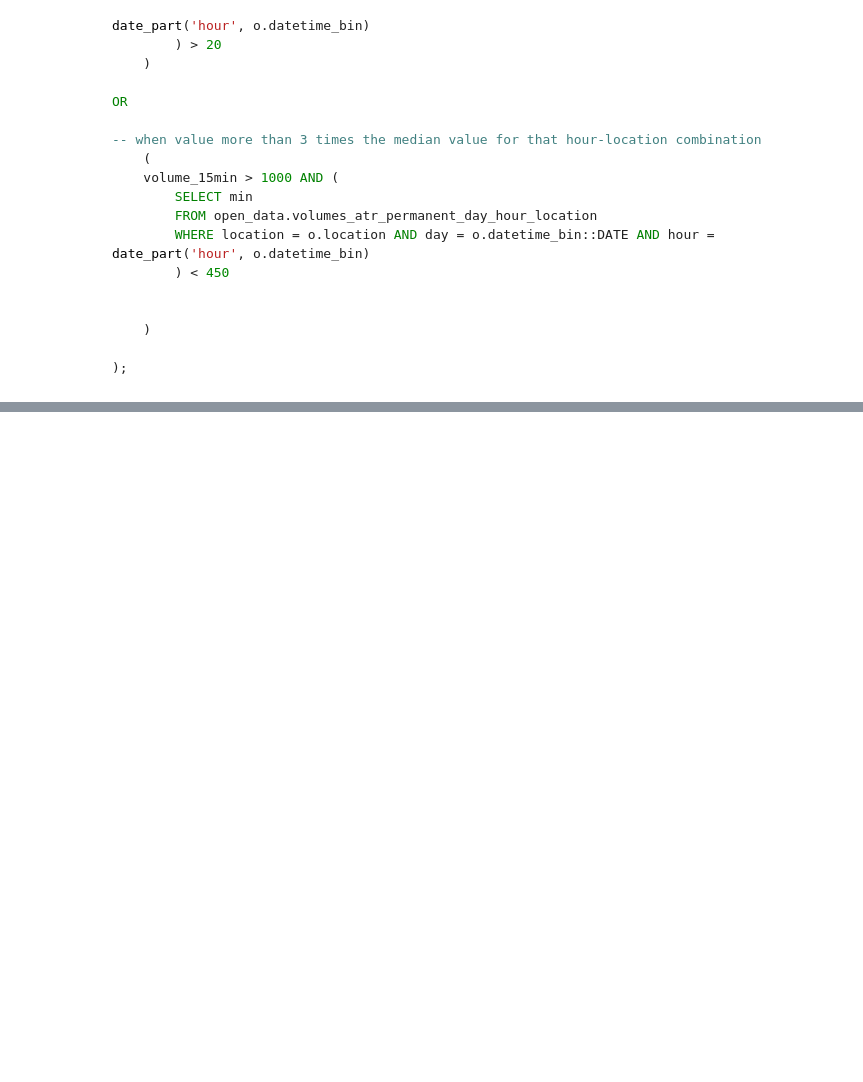
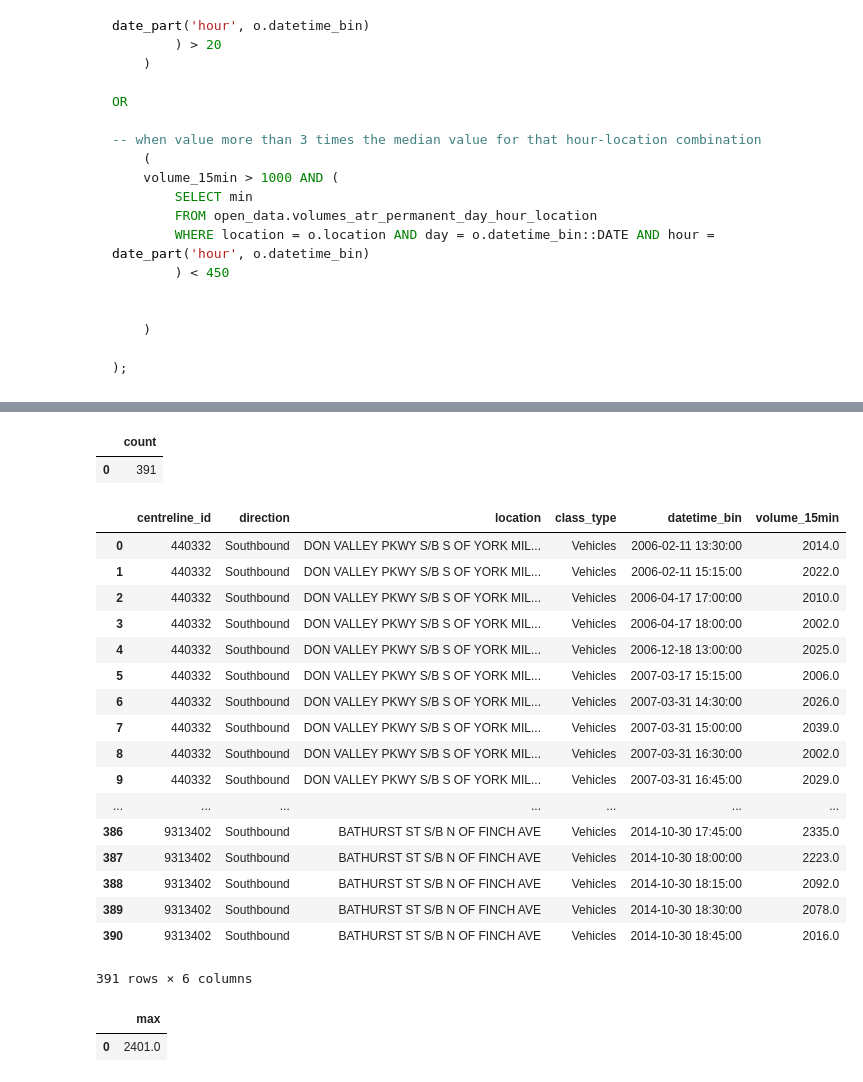
Before and after one commit to CityofToronto/bdit_data-sources, a Jupyter notebook: volumes/open_data/atr_extreme_value_checks.ipynb, the cells around one changed output, grey strips where cells are left out. Saved outputs shown, nothing was run; the diff lists cells and outputs as text; code cells hidden in the pictures; blank space fills up the shorter version.

```diff
--- a/volumes/open_data/atr_extreme_value_checks.ipynb
+++ b/volumes/open_data/atr_extreme_value_checks.ipynb
@@ -1171,0 +1217,58 @@ OR
+# %%
+sql = '''
+SELECT COUNT(*)
+FROM open_data.volumes_atr_permanent p
+WHERE
+NOT EXISTS (SELECT * FROM open_data.volumes_atr_permanent_exceptions WHERE day = p.datetime_bin::DATE AND location = p.location)
+AND volume_15min > 2000;
+'''
+pandasql.read_sql(sql, con)
+# %% [output]
+|  | count |
+| 0 | 391 |
+# %%
+# investigate these days and times
+# I investigated them in pgAdmin so I could view them all
+# These records were only at a few (4) locations
+# mainly highways and/or rush hour times
+sql = '''
+SELECT *
+FROM open_data.volumes_atr_permanent p
+WHERE
+NOT EXISTS (SELECT * FROM open_data.volumes_atr_permanent_exceptions WHERE day = p.datetime_bin::DATE AND location = p.location)
+AND volume_15min > 2000;
+'''
+pandasql.read_sql(sql, con)
+# %% [output]
+|  | centreline_id | direction | location | class_type | datetime_bin | volume_15min |
+| 0 | 440332 | Southbound | DON VALLEY PKWY S/B S OF YORK MIL... | Vehicles | 2006-02-11 13:30:00 | 2014.0 |
+| 1 | 440332 | Southbound | DON VALLEY PKWY S/B S OF YORK MIL... | Vehicles | 2006-02-11 15:15:00 | 2022.0 |
+| 2 | 440332 | Southbound | DON VALLEY PKWY S/B S OF YORK MIL... | Vehicles | 2006-04-17 17:00:00 | 2010.0 |
+| 3 | 440332 | Southbound | DON VALLEY PKWY S/B S OF YORK MIL... | Vehicles | 2006-04-17 18:00:00 | 2002.0 |
+| 4 | 440332 | Southbound | DON VALLEY PKWY S/B S OF YORK MIL... | Vehicles | 2006-12-18 13:00:00 | 2025.0 |
+| 5 | 440332 | Southbound | DON VALLEY PKWY S/B S OF YORK MIL... | Vehicles | 2007-03-17 15:15:00 | 2006.0 |
+| 6 | 440332 | Southbound | DON VALLEY PKWY S/B S OF YORK MIL... | Vehicles | 2007-03-31 14:30:00 | 2026.0 |
+| 7 | 440332 | Southbound | DON VALLEY PKWY S/B S OF YORK MIL... | Vehicles | 2007-03-31 15:00:00 | 2039.0 |
+| 8 | 440332 | Southbound | DON VALLEY PKWY S/B S OF YORK MIL... | Vehicles | 2007-03-31 16:30:00 | 2002.0 |
+| 9 | 440332 | Southbound | DON VALLEY PKWY S/B S OF YORK MIL... | Vehicles | 2007-03-31 16:45:00 | 2029.0 |
+| ... | ... | ... | ... | ... | ... | ... |
+| 386 | 9313402 | Southbound | BATHURST ST S/B N OF FINCH AVE | Vehicles | 2014-10-30 17:45:00 | 2335.0 |
+| 387 | 9313402 | Southbound | BATHURST ST S/B N OF FINCH AVE | Vehicles | 2014-10-30 18:00:00 | 2223.0 |
+| 388 | 9313402 | Southbound | BATHURST ST S/B N OF FINCH AVE | Vehicles | 2014-10-30 18:15:00 | 2092.0 |
+| 389 | 9313402 | Southbound | BATHURST ST S/B N OF FINCH AVE | Vehicles | 2014-10-30 18:30:00 | 2078.0 |
+| 390 | 9313402 | Southbound | BATHURST ST S/B N OF FINCH AVE | Vehicles | 2014-10-30 18:45:00 | 2016.0 |
+391 rows × 6 columns
+# %%
+# look at highest value not in exceptions table
+sql = '''
+SELECT MAX(volume_15min)
+FROM  open_data.volumes_atr_permanent p
+WHERE
+NOT EXISTS (SELECT * FROM open_data.volumes_atr_permanent_exceptions WHERE day = p.datetime_bin::DATE AND location = p.location)
+AND volume_15min > 1000
+'''
+
+pandasql.read_sql(sql, con)
+# %% [output]
+|  | max |
+| 0 | 2401.0 |
```
Also changed, not shown: parts of 4 cells of this notebook.
